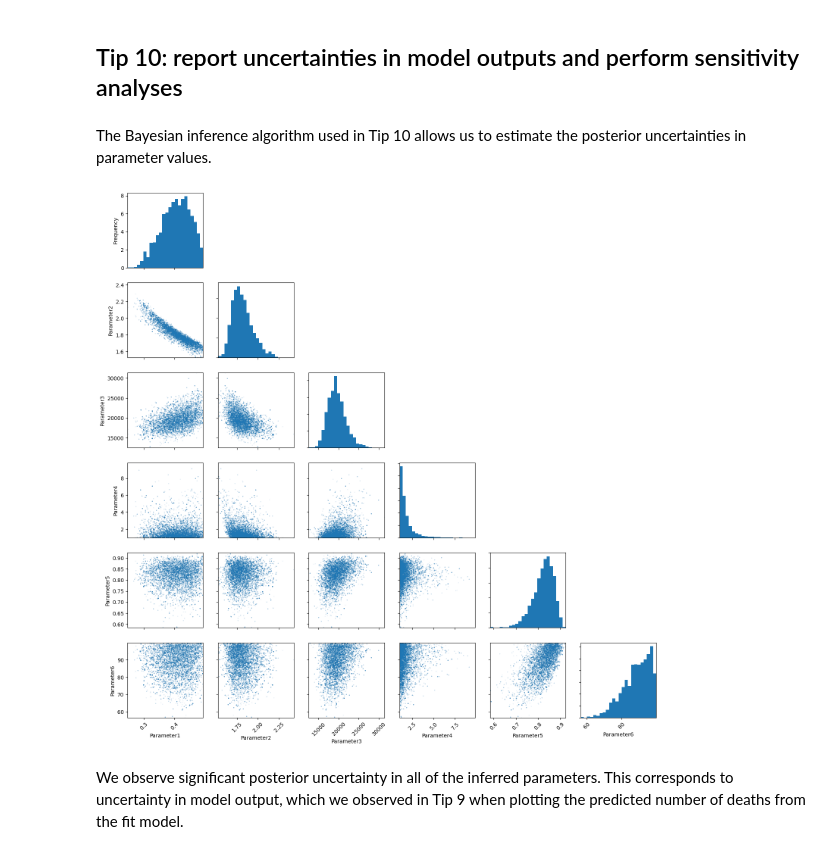
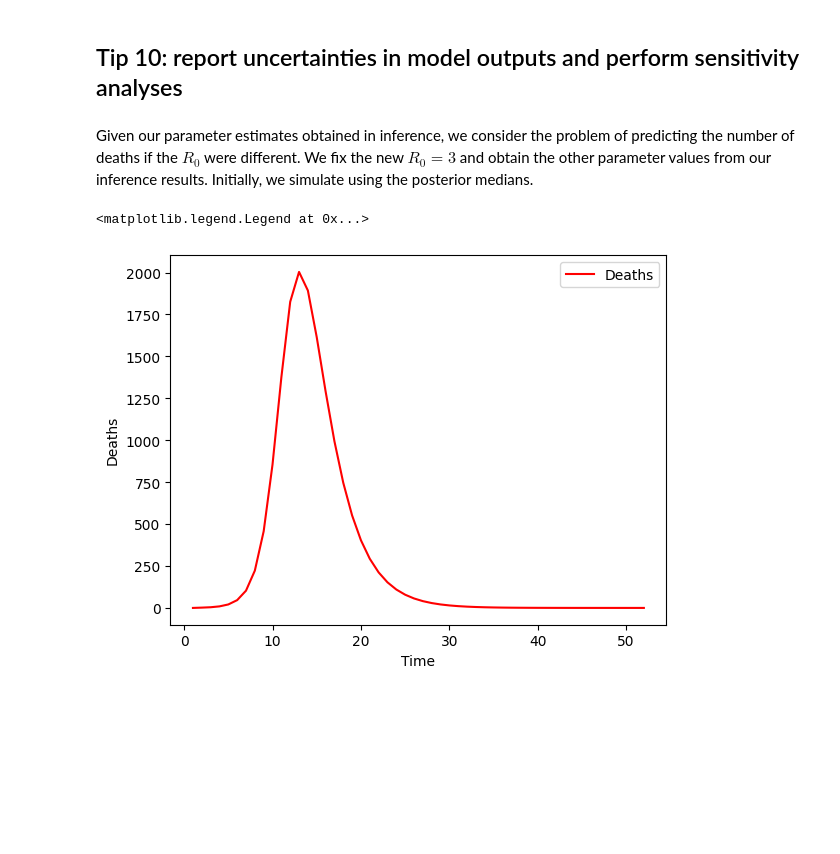
Before and after one commit to rccreswell/ode_inference_rules, a Jupyter notebook: notebook.ipynb, the cells around one changed output. Cells and saved outputs as stored; diff of their text form; code cells hidden in the pictures; blank space fills up the shorter version.

```diff
--- a/notebook.ipynb
+++ b/notebook.ipynb
@@ -867,12 +875,18 @@ On the basis of these results, we conclude that the SIRD model is misspecified f
 However, all of these refinements might make inference more challenging. Our parameter inference results obtained using the simpler model must be interpreted with caution due to the presence of misspecification, but that does not mean they are useless.
 # %% [markdown]
 ## Tip 10: report uncertainties in model outputs and perform sensitivity analyses
-# %% [markdown]
-The Bayesian inference algorithm used in Tip 10 allows us to estimate the posterior uncertainties in parameter values.
-# %%
-pints.plot.pairwise(chains[0, num_samples//2:, :])
-plt.show()
-# %% [output]
-[figure, removed]
-# %% [markdown]
-We observe significant posterior uncertainty in all of the inferred parameters. This corresponds to uncertainty in model output, which we observed in Tip 9 when plotting the predicted number of deaths from the fit model.
+# %% [markdown]
+Given our parameter estimates obtained in inference, we consider the problem of predicting the number of deaths if the $R_0$ were different. We fix the new $R_0=3$ and obtain the other parameter values from our inference results. Initially, we simulate using the posterior medians.
+# %%
+p = np.median(chains[:, num_samples//2:, :].reshape(3*num_samples//2, 6), axis=0)[:4]
+
+p[1] = 3
+y = m.simulate(p, times)
+
+plt.plot(times, y, label='Deaths', color='red')
+plt.xlabel('Time')
+plt.ylabel('Deaths')
+plt.legend()
+# %% [output]
+<matplotlib.legend.Legend at 0x...>
+[figure, added]
```
Also changed, not shown: parts of 18 cells of this notebook.
